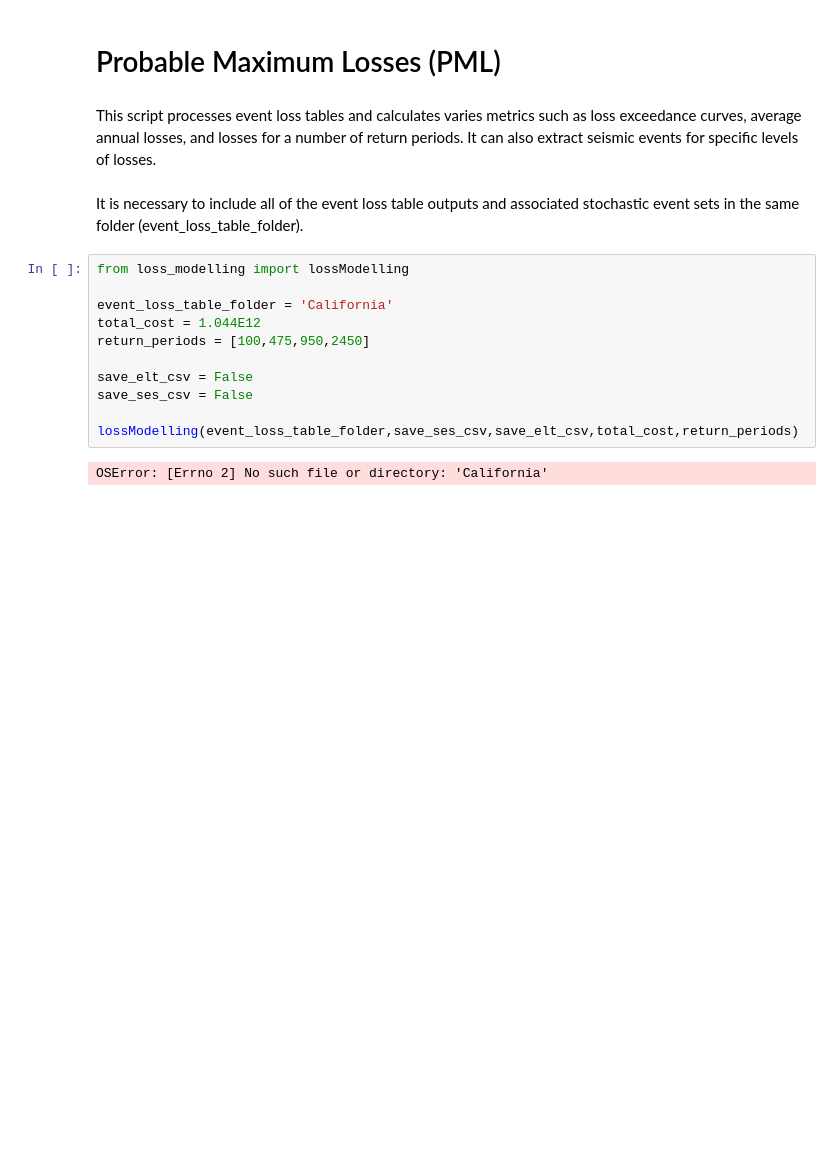
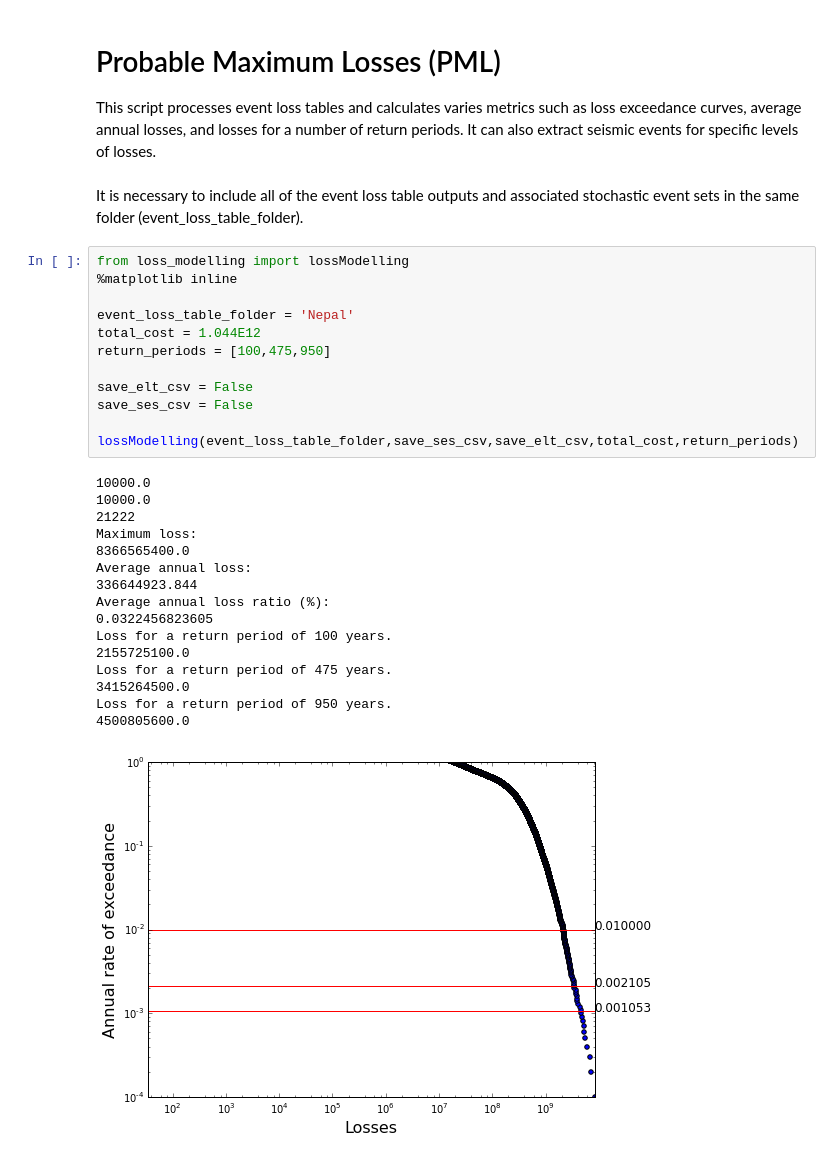
Before and after one commit to GEMScienceTools/rmtk, a Jupyter notebook: rmtk/risk/event_loss_tables/loss_modelling.ipynb, the cells around one changed output. Drawn from its saved outputs; the diff is of its cells as text; blank space fills up the shorter version.

```diff
--- a/rmtk/risk/event_loss_tables/loss_modelling.ipynb
+++ b/rmtk/risk/event_loss_tables/loss_modelling.ipynb
@@ -1,20 +1,36 @@
-# %% [markdown]
-# Probable Maximum Losses (PML)
 # %% [markdown]
+# Probable Maximum Losses (PML)
+
 This script processes event loss tables and calculates varies metrics such as loss exceedance curves, average annual losses, and losses for a number of return periods. It can also extract seismic events for specific levels of losses.
 <br />
 <br />
 It is necessary to include all of the event loss table outputs and associated stochastic event sets in the same folder (event_loss_table_folder).
 # %%
 from loss_modelling import lossModelling
+%matplotlib inline
 
-event_loss_table_folder = 'California'
+event_loss_table_folder = 'Nepal'
 total_cost = 1.044E12
-return_periods = [100,475,950,2450]
+return_periods = [100,475,950]
 
 save_elt_csv = False
 save_ses_csv = False
 
 lossModelling(event_loss_table_folder,save_ses_csv,save_elt_csv,total_cost,return_periods)
 # %% [output]
-OSError: [Errno 2] No such file or directory: 'California'
+10000.0
+10000.0
+21222
+Maximum loss:
+8366565400.0
+Average annual loss:
+336644923.844
+Average annual loss ratio (%):
+0.0322456823605
+Loss for a return period of 100 years.
+2155725100.0
+Loss for a return period of 475 years.
+3415264500.0
+Loss for a return period of 950 years.
+4500805600.0
+[figure, added]
```
Also changed, not shown: parts of 3 cells of this notebook, 5 other files.
